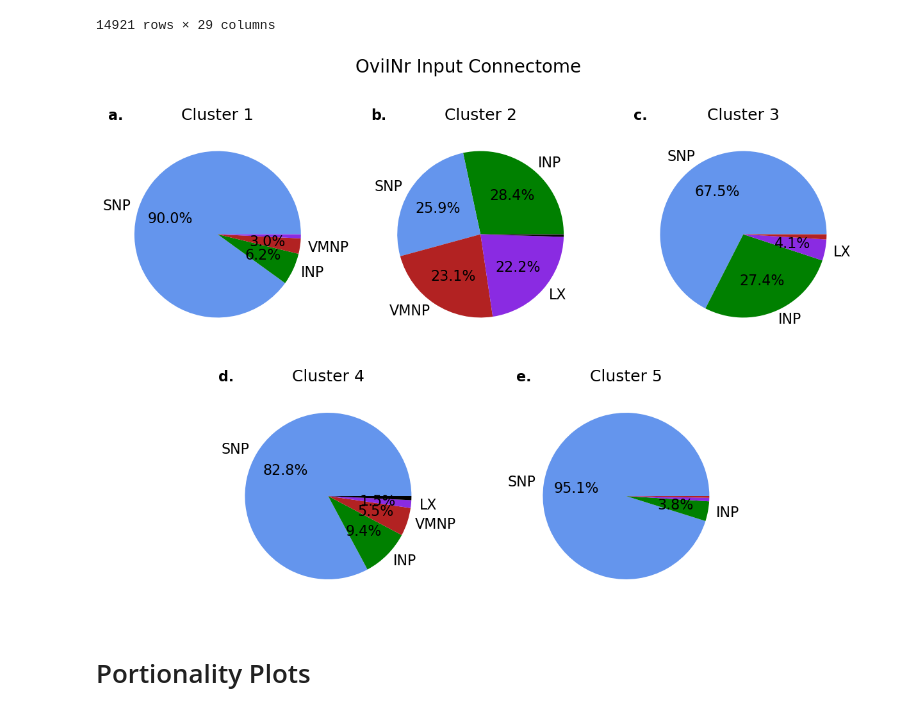
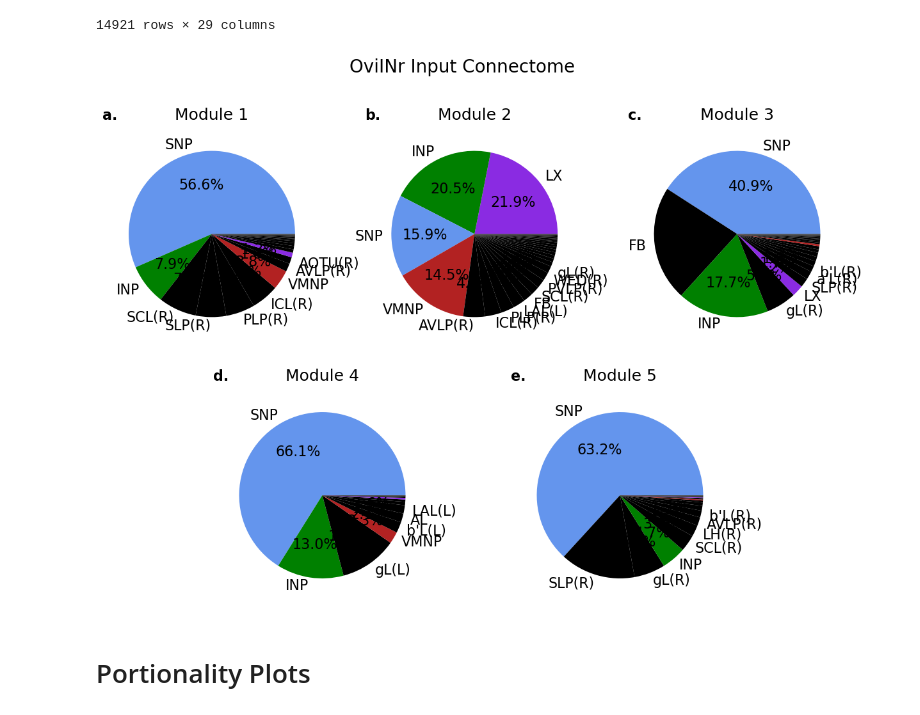
Before and after one commit to RhessaWL/flybrain-clustering, a Jupyter notebook: get_piechart.ipynb, the cells around one changed output. Saved outputs shown, nothing was run; the diff lists cells and outputs as text; code cells hidden in the pictures.

Commit message:
Figure saving and visual edits

```diff
--- a/get_piechart.ipynb
+++ b/get_piechart.ipynb
@@ -1451,41 +1410,41 @@ less_clusters = True
 fig, ax = plt.subplots(2, 3, figsize=(15, 10))
 plt.suptitle(super_title, fontsize=20)
 for i in clusters:
-        roi_grouped = ins_r_e[ins_r_e['0.0'] == i].groupby('roi', as_index=False).agg({'weight': 'sum'})
+        roi_grouped = ins_r_e[ins_r_e['0.0'] == i].groupby('roi', as_index=False).agg({'count': 'sum'})
 
         # Assign preferred roi
         roi_grouped['super'] = roi_grouped['roi'].map(roi_super_dict).fillna(roi_grouped['roi'])
         roi_grouped = roi_grouped.drop(columns=['roi'])
 
         # Add up total weight for the super roi
-        roi_grouped = roi_grouped.groupby('super', as_index=False).agg({'weight':'sum'})
-        roi_total = roi_grouped[roi_grouped['weight'] > 1].sort_values(by='weight', ascending=False)
+        roi_grouped = roi_grouped.groupby('super', as_index=False).agg({'count':'sum'})
+        roi_total = roi_grouped[roi_grouped['count'] > 1].sort_values(by='count', ascending=False)
 
         # Assign color
         roi_total['color'] = roi_total['super'].map(color_dict).fillna('black')
 
         # Filter roi_total by weight_threshold and sort by total in descending order (might not need to do this but just in case)
-        data = roi_total[roi_total['weight'] > weight_threshold].sort_values(by='weight', ascending=False)
+        data = roi_total[roi_total['count'] > weight_threshold].sort_values(by='count', ascending=False)
 
         # plot pie chart by value counts without none
-        w, text, at = ax[int((i-1)/int(len(clusters)/2)), (i-1)%int(len(clusters)/2)].pie(data['weight'], labels = data['super'], colors = data['color'], autopct='%.1f%%',textprops={'fontsize': 16},radius=0.95, startangle=0)
+        w, text, at = ax[int((i-1)/int(len(clusters)/2)), (i-1)%int(len(clusters)/2)].pie(data['count'], labels = data['super'], colors = data['color'], autopct='%.1f%%',textprops={'fontsize': 16},radius=0.95, startangle=0)
         for t, x in enumerate(at):
             # Convert third part of x from string to float
             z = float(x.get_text().split()[0][:-1])
             if z <= label_threshold:
                     text[t].set_text('')
                     at[t].set_text('')
-        ax[int((i-1)/int(len(clusters)/2)), (i-1)%int(len(clusters)/2)].set_title('Cluster ' + str(i), fontsize=18)
+        ax[int((i-1)/int(len(clusters)/2)), (i-1)%int(len(clusters)/2)].set_title('Module ' + str(i), fontsize=18)
         ax[int((i-1)/int(len(clusters)/2)), (i-1)%int(len(clusters)/2)].set_title(plot_labels[i-1], fontweight='bold', loc='left', fontsize=16)
 
 # Adjust subplot dimensions if less_clusters is True (for connectomes with odd number of clusters)
 if less_clusters:
         ax[1][2].set_visible(False)
 
         ax[1][0].set_position([0.24,0.125,0.228,0.343])
         ax[1][1].set_position([0.55,0.125,0.228,0.343])
 # %% [output]
-[figure, old version]
+[figure, new version]
 # %% [markdown]
 # Portionality Plots
 # %%
```
Also changed, not shown: parts of 22 cells of this notebook, 11 other files.
